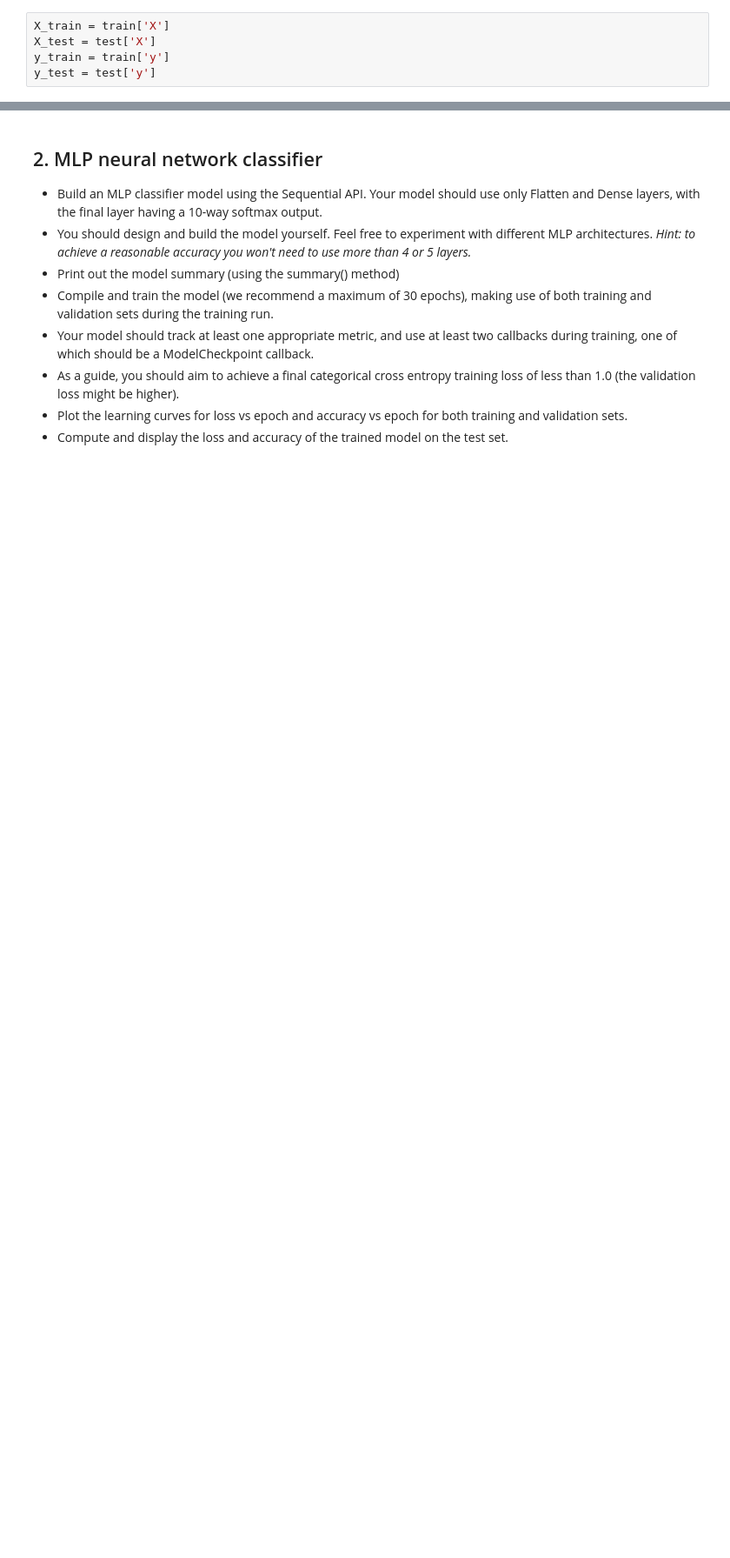
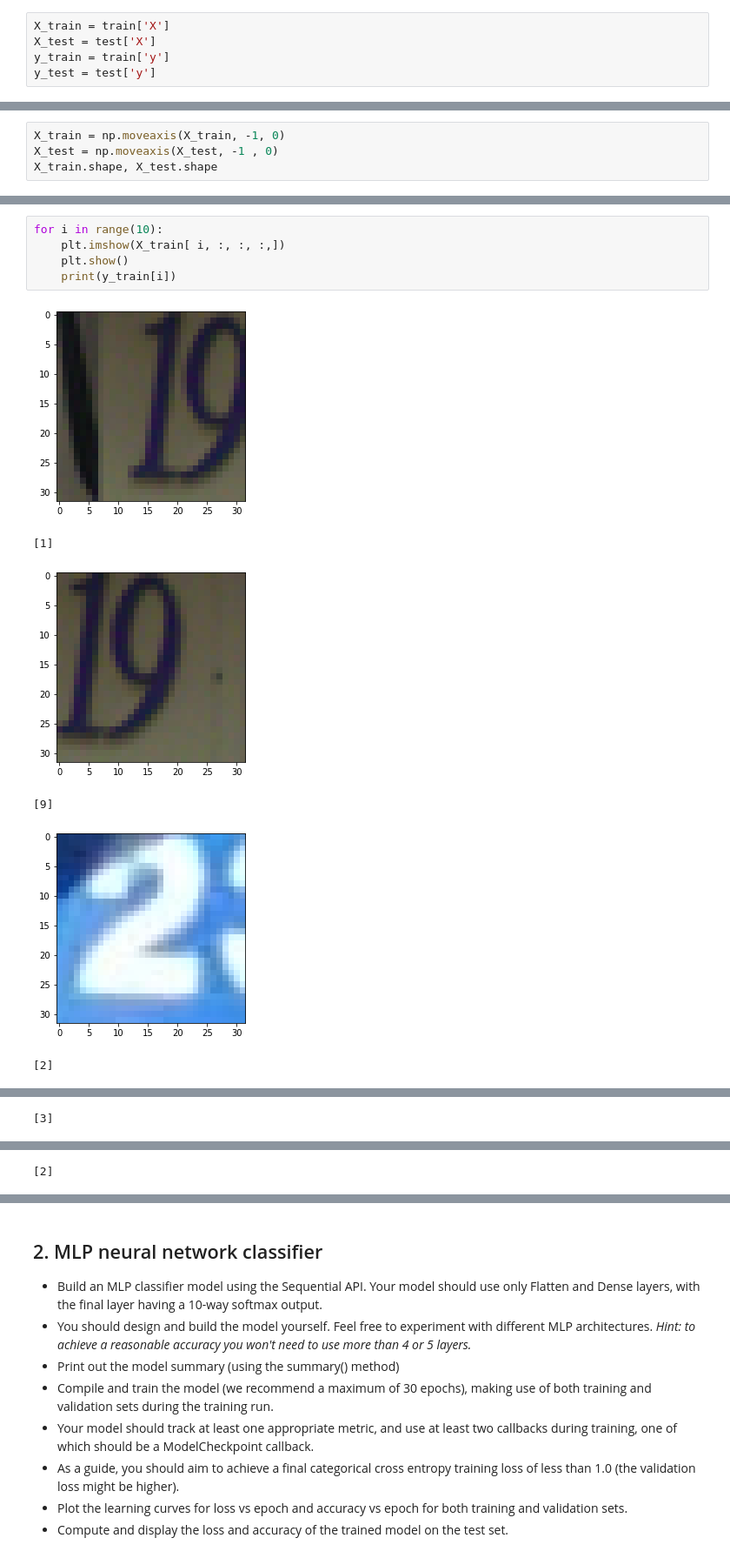
Before and after one commit to Vineet2107/tensorflow2, a Jupyter notebook: Capstone_Project.ipynb, the cells around one changed output, grey strips where cells are left out. Shown at 87% size. Drawn from its saved outputs; the diff is of its cells as text; blank space fills up the shorter version.

```diff
--- a/Capstone_Project.ipynb
+++ b/Capstone_Project.ipynb
@@ -56,0 +65,4 @@ X_train.shape, X_test.shape
+# %%
+X_train = np.moveaxis(X_train, -1, 0)
+X_test = np.moveaxis(X_test, -1 , 0)
+X_train.shape, X_test.shape
@@ -56,0 +71,12 @@ X_train.shape, X_test.shape
+# %%
+for i in range(10):
+    plt.imshow(X_train[ i, :, :, :,])
+    plt.show()
+    print(y_train[i])
+# %% [output]
+[figure, added]
+[1]
+[figure, added]
+[9]
+[figure, added]
+[2]
@@ -56,0 +84 @@ X_train.shape, X_test.shape
+[3]
@@ -56,0 +86 @@ X_train.shape, X_test.shape
+[2]
```
Also changed, not shown: parts of 27 cells of this notebook.
